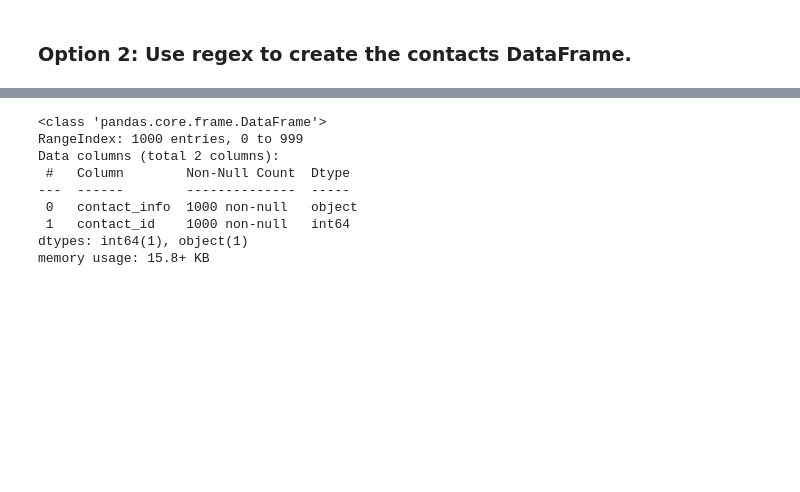
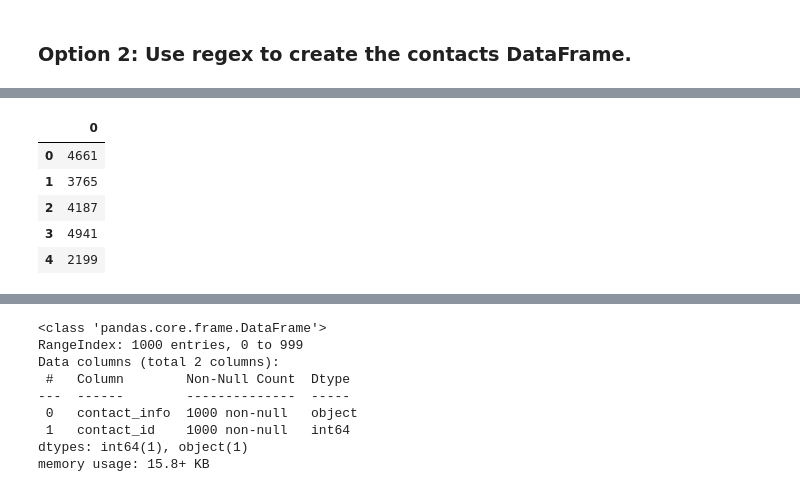
Before and after one commit to mjardinico/crowdfunding_ETL, a Jupyter notebook: ETL_Mini_Project_MJardinico.ipynb, the cells around one changed output, grey strips where cells are left out. Cells and saved outputs as stored; diff of their text form; code cells hidden in the pictures; blank space fills up the shorter version.

```diff
--- a/ETL_Mini_Project_MJardinico.ipynb
+++ b/ETL_Mini_Project_MJardinico.ipynb
@@ -463,0 +497,11 @@ contact_info_df_copy.head()
+# %%
+extract_num_df = pd.DataFrame(extract_num)
+
+extract_num_df.head()
+# %% [output]
+|  | 0 |
+| 0 | 4661 |
+| 1 | 3765 |
+| 2 | 4187 |
+| 3 | 4941 |
+| 4 | 2199 |
```
Also changed, not shown: parts of 8 cells of this notebook.
